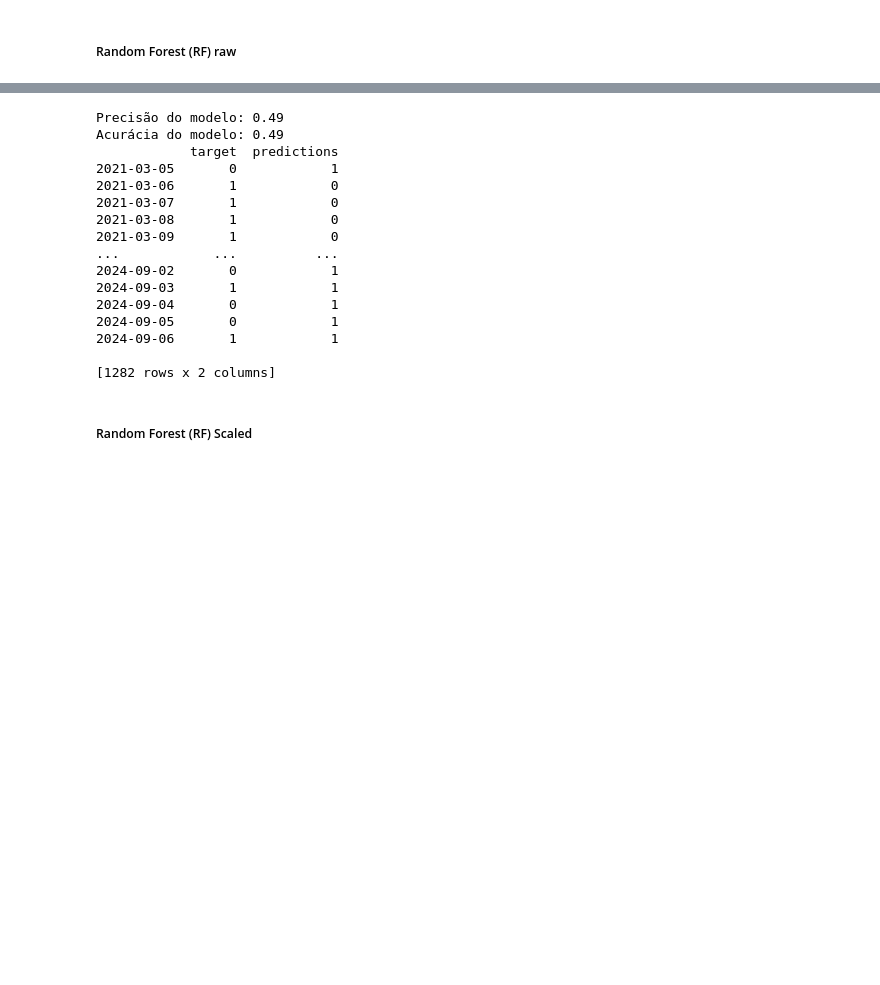
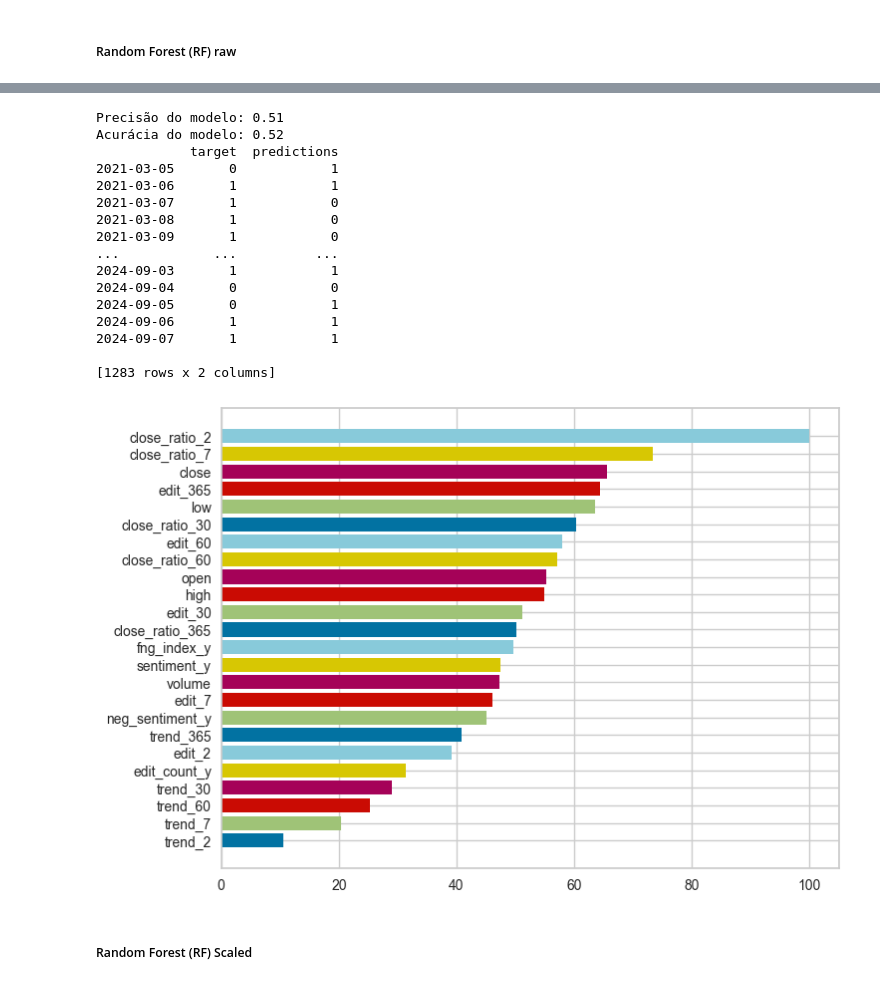
Before and after one commit to marcosnataqs/bitcoin_trend_prediction, a Jupyter notebook: ml_model_training/btc_trend_prediction_model.ipynb, the cells around one changed output, grey strips where cells are left out. Cells and saved outputs as stored; diff of their text form; code cells hidden in the pictures; blank space fills up the shorter version.

Commit message:
(btc_trend_prediction_model) - performing grid search in different models and picking the best one

```diff
--- a/ml_model_training/btc_trend_prediction_model.ipynb
+++ b/ml_model_training/btc_trend_prediction_model.ipynb
@@ -81,17 +148,10 @@ data.head()
 # %%
 # Defining the predictors Columns
-predictors: List[str] = [
-    "close",
-    "volume",
-    "open",
-    "high",
-    "low",
-    "edit_count_y",
-    "sentiment_y",
-    "neg_sentiment_y",
-    "fng_in_yest",
-    "fng_class_yest_adjusted"
-]
+predictors: List[str] = ['open', 'high', 'low', 'close', 'volume', 'close_ratio_2',
+       'edit_2', 'trend_2', 'close_ratio_7', 'edit_7', 'trend_7',
+       'close_ratio_30', 'edit_30', 'trend_30', 'close_ratio_60', 'edit_60',
+       'trend_60', 'close_ratio_365', 'edit_365', 'trend_365', 'edit_count_y',
+       'sentiment_y', 'neg_sentiment_y', 'fng_index_y']
 
 map = {'Neutral': 0, 'Greed': 1, 'Fear': -1, 'Extreme Fear': -2, 'Extreme Greed': 2}
 
@@ -120,8 +173,8 @@ Here we are going to test 3 approaches:
 3. applying scalling
 # %%
 #spliting data for gridsearch
-train = data.iloc[0:2000]
-test = data.iloc[2000:2378]
+train = new_data.iloc[0:2000]
+test = new_data.iloc[2000:2378]
 
 ## prepare x_train for models
 X_train = train[predictors]
@@ -165,8 +218,16 @@ def predict(train: pd.DataFrame, test: pd.DataFrame,
         X_train = std_scaler.fit_transform(X_train)
         X_test = std_scaler.fit_transform(X_test)
     model.fit(X_train, y_train)
-    preds = model.predict(X_test)
-    preds = pd.Series(preds, index=test.index, name="predictions")
+    # preds = model.predict(X_test)
+    # Predict probabilities
+    probabilities = model.predict_proba(X_test)
+
+    # Extract probabilities for class 1
+    class_1_probs = probabilities[:, 1]  # Assuming class 1 is the second column
+
+    # Apply threshold
+    predictions = (class_1_probs >= 0.6).astype(int)
+    preds = pd.Series(predictions, index=test.index, name="predictions")
     return pd.concat([test["target"], preds], axis=1)
 
 def backtest(data: pd.DataFrame, model,
@@ -186,6 +247,11 @@ def evaluate_model(predictions: pd.DataFrame) -> Tuple[float, float]:
     precision = precision_score(predictions["target"], predictions["predictions"])
     accuracy = accuracy_score(predictions["target"], predictions["predictions"])
     return precision, accuracy
+
+def plot_feature_importances(model, X:np.ndarray, y:np.ndarray, label:list) -> FeatureImportances:
+    fig_viz = FeatureImportances(model, labels=predictors)
+    fig_viz.fit(X, y)
+    return fig_viz
 # %% [markdown]
 #### Random Forest (RF)
 # %%
@@ -209,7 +275,7 @@ Best Params Found: {'criterion': 'log_loss', 'max_depth': 3, 'n_estimators': 100
 
 ---------------------------------
 # %%
-predictions = backtest(data, best_model_rf_cr, predictors)
+predictions = backtest(new_data, best_model_rf_cr, predictors)
 
 # Avaliar o modelo
 precision, accuracy = evaluate_model(predictions)
@@ -217,22 +283,31 @@ print(f"Precisão do modelo: {precision:.2f}")
 print(f"Acurácia do modelo: {accuracy:.2f}")
 print(predictions)
 # %% [output]
-Precisão do modelo: 0.49
-Acurácia do modelo: 0.49
+Precisão do modelo: 0.51
+Acurácia do modelo: 0.52
             target  predictions
 2021-03-05       0            1
-2021-03-06       1            0
+2021-03-06       1            1
 2021-03-07       1            0
 2021-03-08       1            0
 2021-03-09       1            0
 ...            ...          ...
-2024-09-02       0            1
 2024-09-03       1            1
-2024-09-04       0            1
+2024-09-04       0            0
 2024-09-05       0            1
 2024-09-06       1            1
+2024-09-07       1            1
 
-[1282 rows x 2 columns]
+[1283 rows x 2 columns]
+# %%
+fig, ax = plt.subplots(figsize=(8,6))
+feature_importance = plot_feature_importances(model=best_model_rf_cr,
+                                              X=X_train,
+                                              y=y_train,
+                                              label=predictors)
+plt.show(feature_importance)
+# %% [output]
+[figure, added]
 # %% [markdown]
 ##### Random Forest (RF) Scaled
 # %%
```
Also changed, not shown: parts of 38 cells of this notebook, 1 other file.
